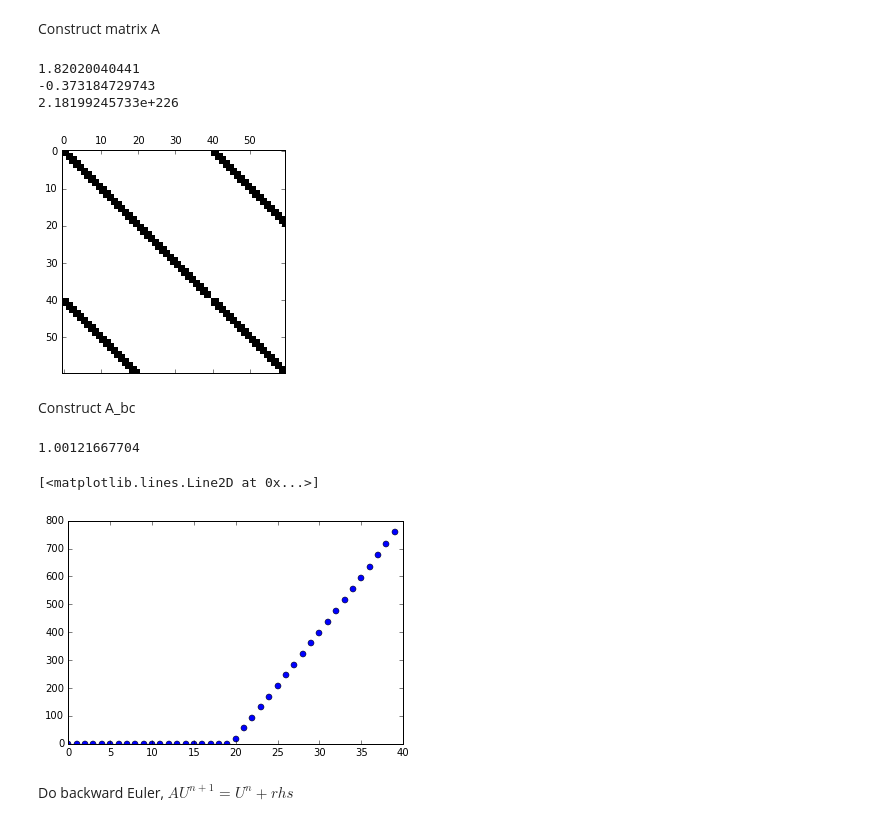
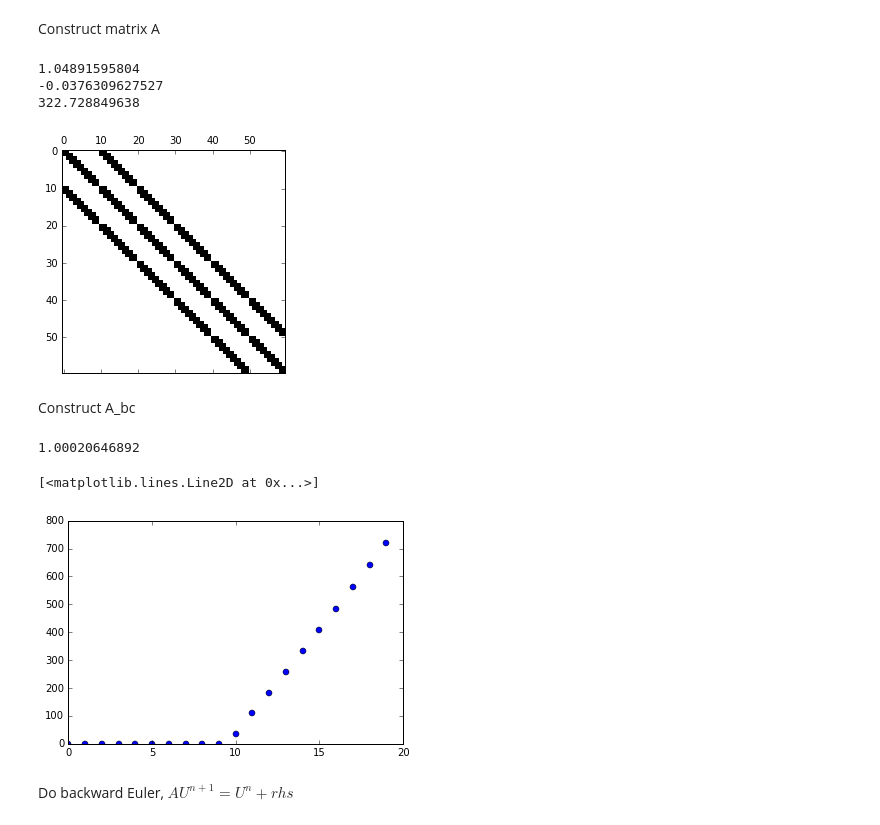
Before and after one commit to MelodyShih/FDOptionPricing, a Jupyter notebook: Backward Euler.ipynb, the cells around one changed output. Cells and saved outputs as stored; diff of their text form; code cells hidden in the pictures.

```diff
--- a/Backward Euler.ipynb
+++ b/Backward Euler.ipynb
@@ -18,7 +18,7 @@ S_min = 400.0
 alpha = S_max - S_min
 
 # Variance space
-v_max = 0.05
+v_max = 0.002
 v_min = 0.0
 beta  = v_max - v_min
 
@@ -29,18 +29,18 @@ d1    = numpy.arcsinh( v_max/beta )
 Set coefficients of heston pde
 # %%
 rho   = -0.5
-sigma = 0.1
-r     = 0.03
-q     = 0.01
-kappa = 2
-theta = 0.05
+sigma = 0.01
+r     = 0.01
+q     = 0.0
+kappa = 0.02
+theta = 0.04
 # %% [markdown]
 Set grid
 # %%
-t_final = 0.125
-N = 40
-M = 40
-L = 50
+t_final = 0.02
+N = 20
+M = 10
+L = 3
 
 xi  = numpy.linspace(0, 1, N+2)
 eta = numpy.linspace(0, 1, M+2)
@@ -182,23 +183,25 @@ for irow in range(M*N):
 # %%
 fig = plt.figure()
 plt.spy(A[0:60, 0:60])
 print numpy.max(A)
 print numpy.min(A)
-# E, X = numpy.meshgrid(numpy.linspace(0,1,N*M), numpy.linspace(0,1,N*M))
-# # Plot solution
+
+E, X = numpy.meshgrid(numpy.linspace(0,1,N*M), numpy.linspace(0,1,N*M))
+# Plot solution
 # fig = plt.figure()
 # axes = fig.add_subplot(1, 1, 1)
-# sol_plot = axes.pcolor(E, X, A, cmap=plt.get_cmap('RdBu_r'))
+# sol_plot = axes.pcolor(E, X, A)
 # axes.set_title("Element of A")
 # axes.set_xlabel("eta")
 # axes.set_ylabel("xi")
 # cbar = fig.colorbar(sol_plot, ax=axes)
+# plt.show
 print numpy.linalg.det(A)
 # %% [output]
-1.82020040441
--0.373184729743
-2.18199245733e+226
+1.04891595804
+-0.0376309627527
+322.728849638
-[figure, old version]
+[figure, new version]
 # %% [markdown]
 Construct A_bc
 # %%
@@ -231,9 +234,9 @@ fig = plt.figure()
 axes = fig.add_subplot(1, 1, 1)
 axes.plot(range(N), U_bc, 'o')
 # %% [output]
-1.00121667704
+1.00020646892
 [<matplotlib.lines.Line2D at 0x...>]
-[figure, old version]
+[figure, new version]
 # %% [markdown]
 Do backward Euler, $AU^{n+1} = U^{n} + rhs$
 # %% [markdown]
```
Also changed, not shown: parts of 5 cells of this notebook, 1 other file.
